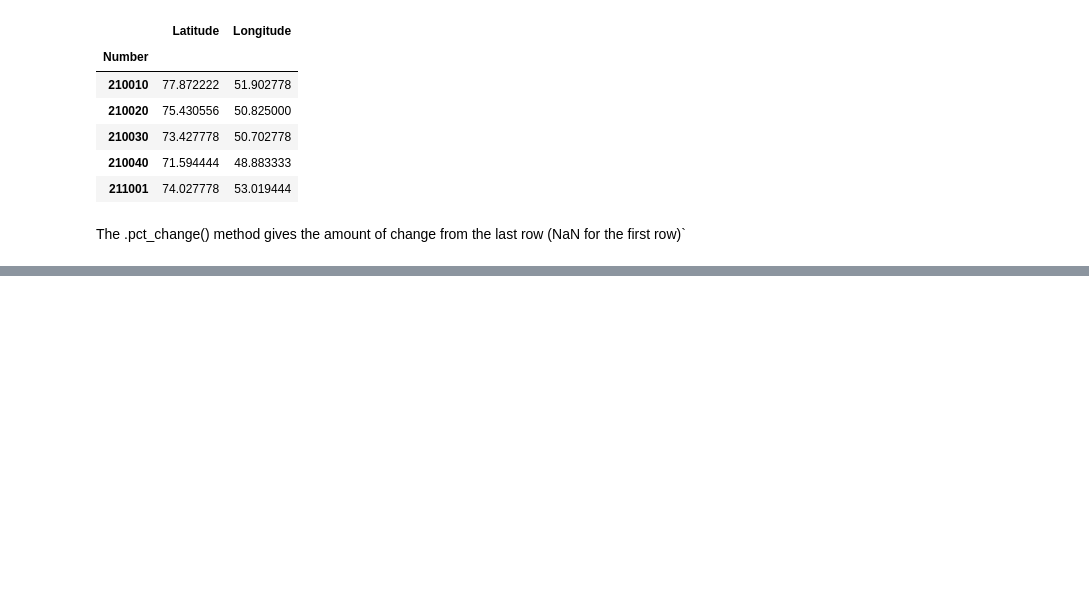
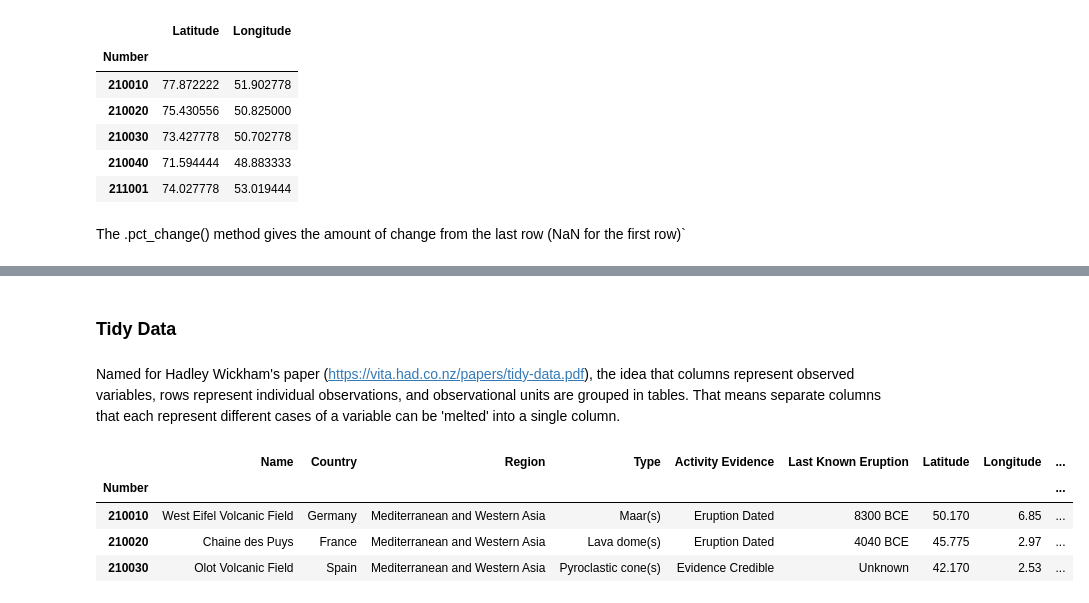
Before and after one commit to aschet01/cookbook, a Jupyter notebook: pandas.ipynb, the cells around one changed output, grey strips where cells are left out. Cells and saved outputs as stored; diff of their text form; code cells hidden in the pictures; blank space fills up the shorter version.

```diff
--- a/pandas.ipynb
+++ b/pandas.ipynb
@@ -1045,0 +1259,12 @@ percent_coords.pct_change().head()
+# %% [markdown]
+### Tidy Data
+# %% [markdown]
+Named for Hadley Wickham's paper (https://vita.had.co.nz/papers/tidy-data.pdf), the idea that columns represent observed variables, rows represent individual observations, and observational units are grouped in tables. That means separate columns that each represent different cases of a variable can be 'melted' into a single column.
+# %%
+df
+# %% [output]
+|  | Name | Country | Region | Type | Activity Evidence | Last Known Eruption | Latitude | Longitude | ... |
+| Number |  |  |  |  |  |  |  |  | ... |
+| 210010 | West Eifel Volcanic Field | Germany | Mediterranean and Western Asia | Maar(s) | Eruption Dated | 8300 BCE | 50.170 | 6.85 | ... |
+| 210020 | Chaine des Puys | France | Mediterranean and Western Asia | Lava dome(s) | Eruption Dated | 4040 BCE | 45.775 | 2.97 | ... |
+| 210030 | Olot Volcanic Field | Spain | Mediterranean and Western Asia | Pyroclastic cone(s) | Evidence Credible | Unknown | 42.170 | 2.53 | ... |
```
Also changed, not shown: parts of 31 cells of this notebook.
